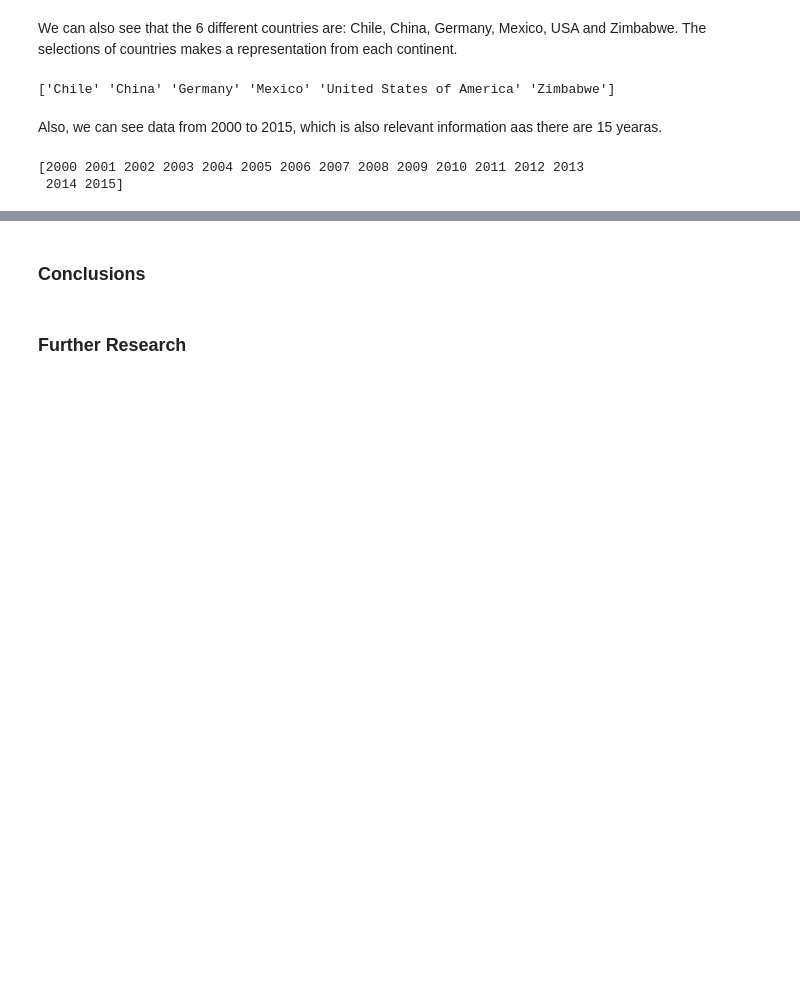
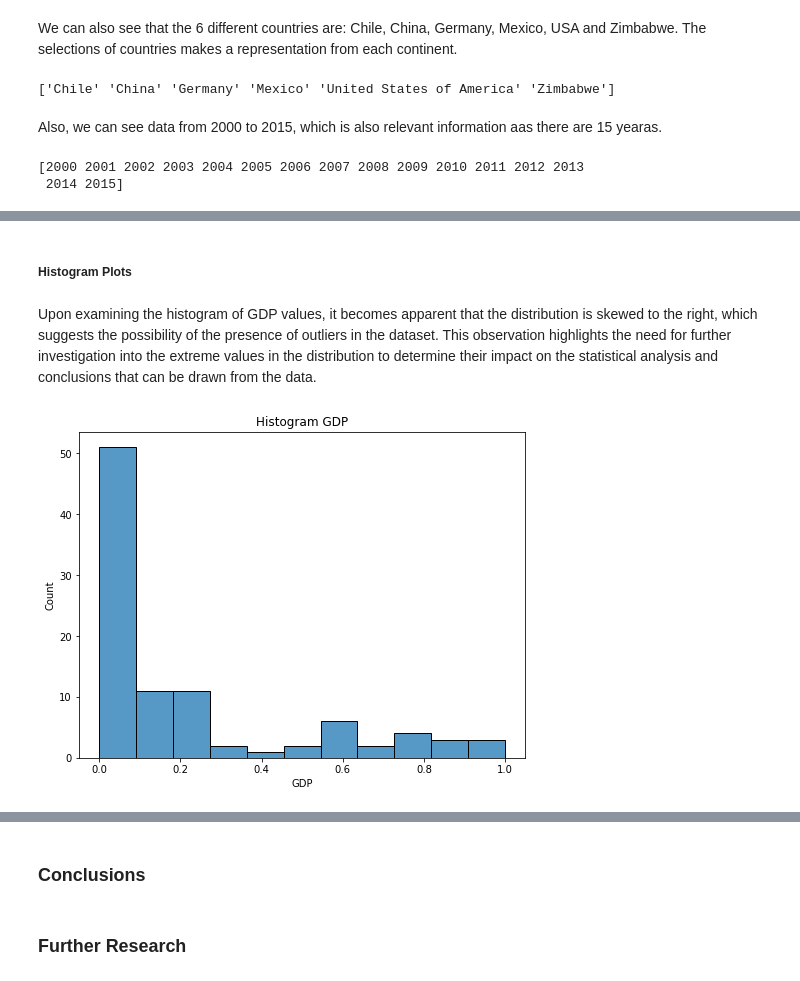
Before and after one commit to jfrenza/Portfolio-Project, a Jupyter notebook: life_expectancy_gdp.ipynb, the cells around one changed output, grey strips where cells are left out. Saved outputs shown, nothing was run; the diff lists cells and outputs as text; code cells hidden in the pictures; blank space fills up the shorter version.

```diff
--- a/life_expectancy_gdp.ipynb
+++ b/life_expectancy_gdp.ipynb
@@ -71,0 +124,11 @@ print(data.Year.unique())
+# %% [markdown]
+##### Histogram Plots
+# %% [markdown]
+Upon examining the histogram of GDP values, it becomes apparent that the distribution is skewed to the right, which suggests the possibility of the presence of outliers in the dataset. This observation highlights the need for further investigation into the extreme values in the distribution to determine their impact on the statistical analysis and conclusions that can be drawn from the data.
+# %%
+plt.figure(figsize=(8,6))
+sns.histplot(data=data, x="GDP")
+plt.title('Histogram GDP')
+plt.show()
+# %% [output]
+[figure, added]
```
Also changed, not shown: parts of 23 cells of this notebook.
